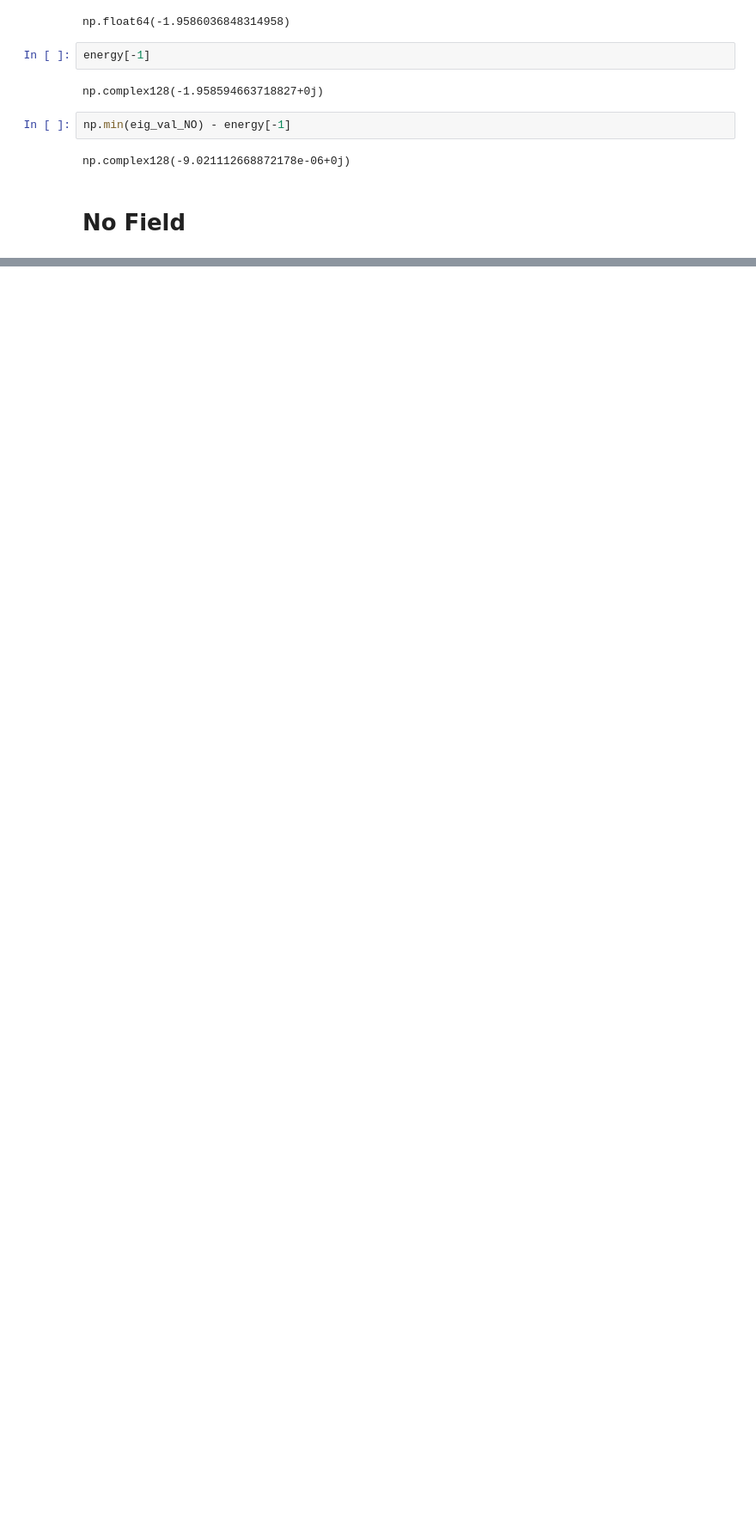
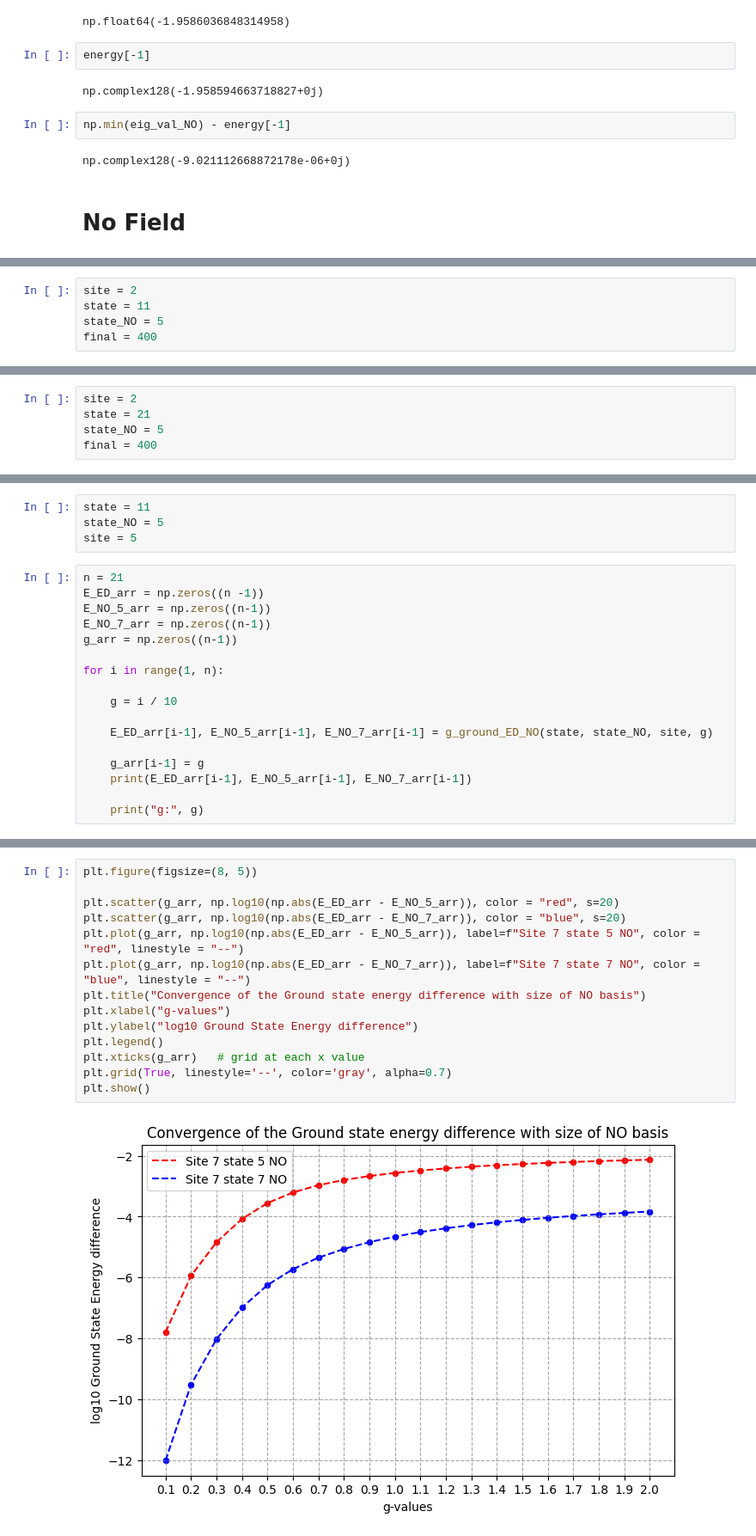
Before and after one commit to Gilfrim/Computational-Analysis-of-Many-Rotor-Systems, a Jupyter notebook: testing_tilted_rotors.ipynb, the cells around one changed output, grey strips where cells are left out. Shown at 86% size. Drawn from its saved outputs; the diff is of its cells as text; blank space fills up the shorter version.

```diff
--- a/testing_tilted_rotors.ipynb
+++ b/testing_tilted_rotors.ipynb
@@ -719 +725,6 @@ def calculate_xy_no_field(i):
+# %%
+site = 2
+state = 11
+state_NO = 5
+final = 400
 # %%
@@ -723 +756,6 @@ y = np.zeros((n), dtype=complex)
+# %%
+site = 2
+state = 21
+state_NO = 5
+final = 400
 # %%
@@ -754,0 +889,21 @@ Done.
+# %%
+state = 11
+state_NO = 5
+site = 5
+# %%
+n = 21
+E_ED_arr = np.zeros((n -1))
+E_NO_5_arr = np.zeros((n-1))
+E_NO_7_arr = np.zeros((n-1))
+g_arr = np.zeros((n-1))
+
+for i in range(1, n):
+
+    g = i / 10
+
+    E_ED_arr[i-1], E_NO_5_arr[i-1], E_NO_7_arr[i-1] = g_ground_ED_NO(state, state_NO, site, g)
+
+    g_arr[i-1] = g
+    print(E_ED_arr[i-1], E_NO_5_arr[i-1], E_NO_7_arr[i-1])
+
+    print("g:", g)
@@ -754,0 +951,16 @@ Done.
+# %%
+plt.figure(figsize=(8, 5))
+
+plt.scatter(g_arr, np.log10(np.abs(E_ED_arr - E_NO_5_arr)), color = "red", s=20)
+plt.scatter(g_arr, np.log10(np.abs(E_ED_arr - E_NO_7_arr)), color = "blue", s=20)
+plt.plot(g_arr, np.log10(np.abs(E_ED_arr - E_NO_5_arr)), label=f"Site 7 state 5 NO", color = "red", linestyle = "--")
+plt.plot(g_arr, np.log10(np.abs(E_ED_arr - E_NO_7_arr)), label=f"Site 7 state 7 NO", color = "blue", linestyle = "--")
+plt.title("Convergence of the Ground state energy difference with size of NO basis")
+plt.xlabel("g-values")
+plt.ylabel("log10 Ground State Energy difference")
+plt.legend()
+plt.xticks(g_arr)   # grid at each x value
+plt.grid(True, linestyle='--', color='gray', alpha=0.7)
+plt.show()
+# %% [output]
+[figure, added]
```
Also changed, not shown: parts of 43 cells of this notebook, 30 other files.
